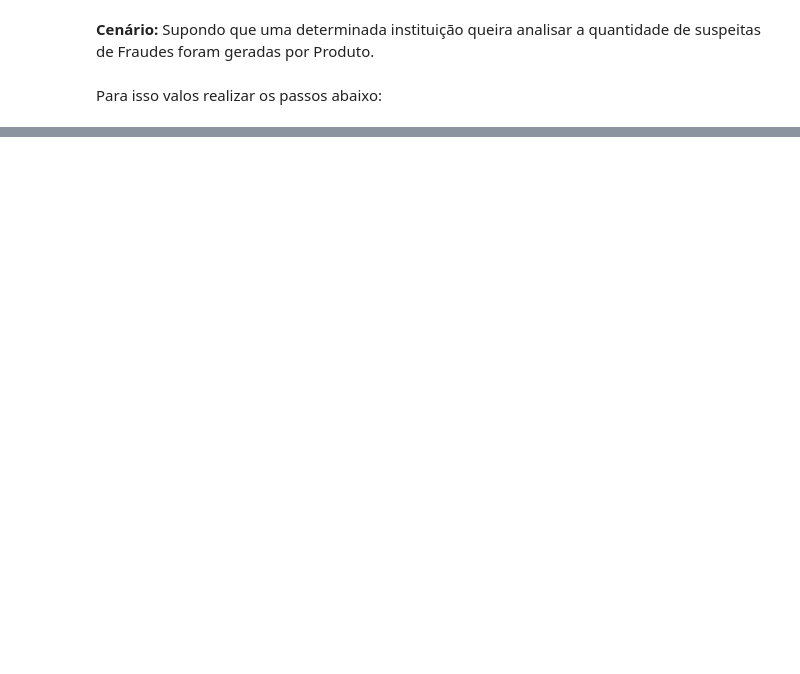
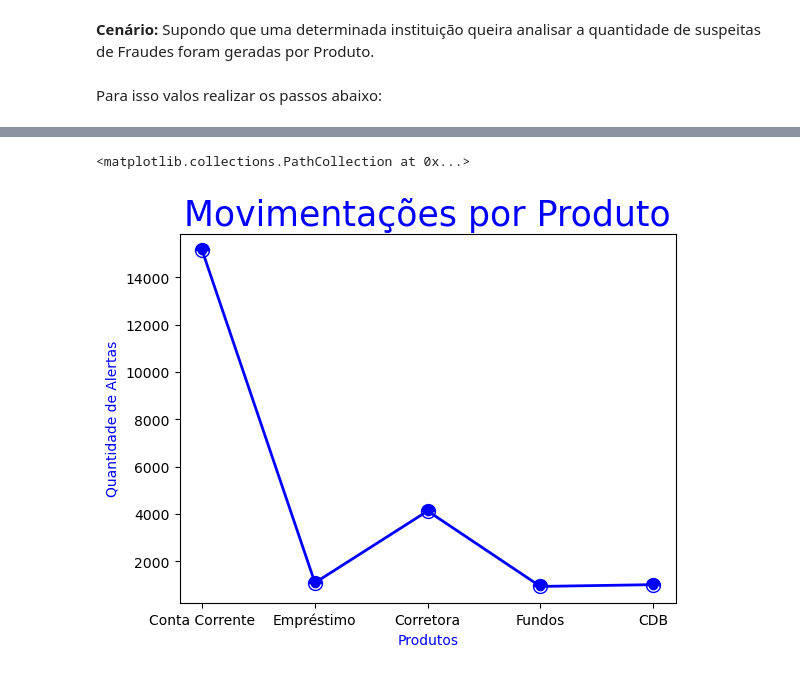
Before and after one commit to JosiTubaroski/Analise_de_Dados, a Jupyter notebook: Prevencao_Lavagem_Dinheiro/Rastreamento_prevencao_Lavagem_Dinheiro.ipynb, the cells around one changed output, grey strips where cells are left out. Drawn from its saved outputs; the diff is of its cells as text; code cells hidden in the pictures; blank space fills up the shorter version.

```diff
--- a/Prevencao_Lavagem_Dinheiro/Rastreamento_prevencao_Lavagem_Dinheiro.ipynb
+++ b/Prevencao_Lavagem_Dinheiro/Rastreamento_prevencao_Lavagem_Dinheiro.ipynb
@@ -194,0 +205,13 @@ plt.scatter(x, y, c="blue", ls = "-", lw = 1, marker = "o")
+# %%
+x = mov['nm_produto']
+y = mov['qtd_movimentacoes']
+# %%
+plt.xlabel('Produtos', c="blue")
+plt.ylabel('Quantidade de Alertas', c="blue")
+plt.title('Movimentações por Produto', color = "blue", fontsize = 25)
+plt.plot(x,y, c = "blue", ls = "-", lw = 2, marker = 'o', ms = 10, fillstyle = "top", mfc = "blue",
+        label = "Primeiro")
+plt.scatter(x, y, c="blue", ls = "-", lw = 1, marker = "o")
+# %% [output]
+<matplotlib.collections.PathCollection at 0x...>
+[figure, added]
```
Also changed, not shown: parts of 14 cells of this notebook.
